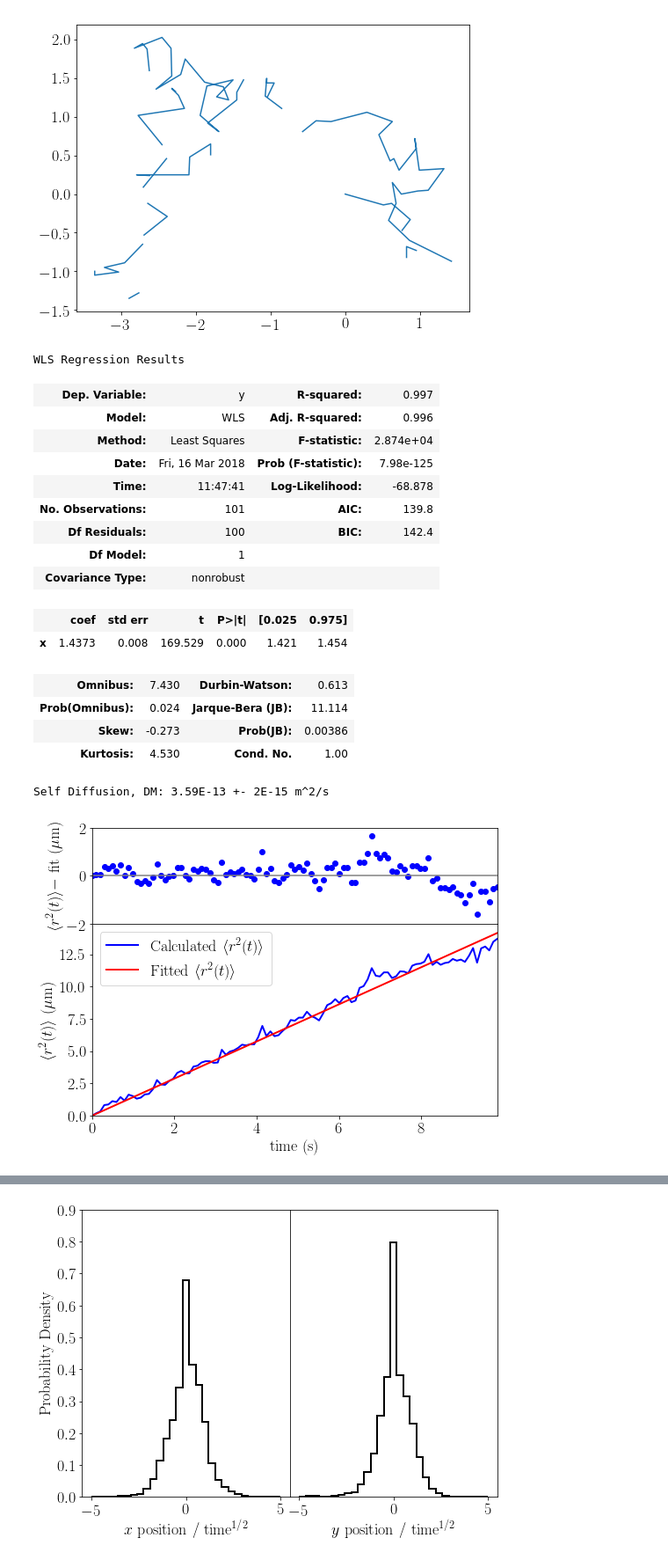
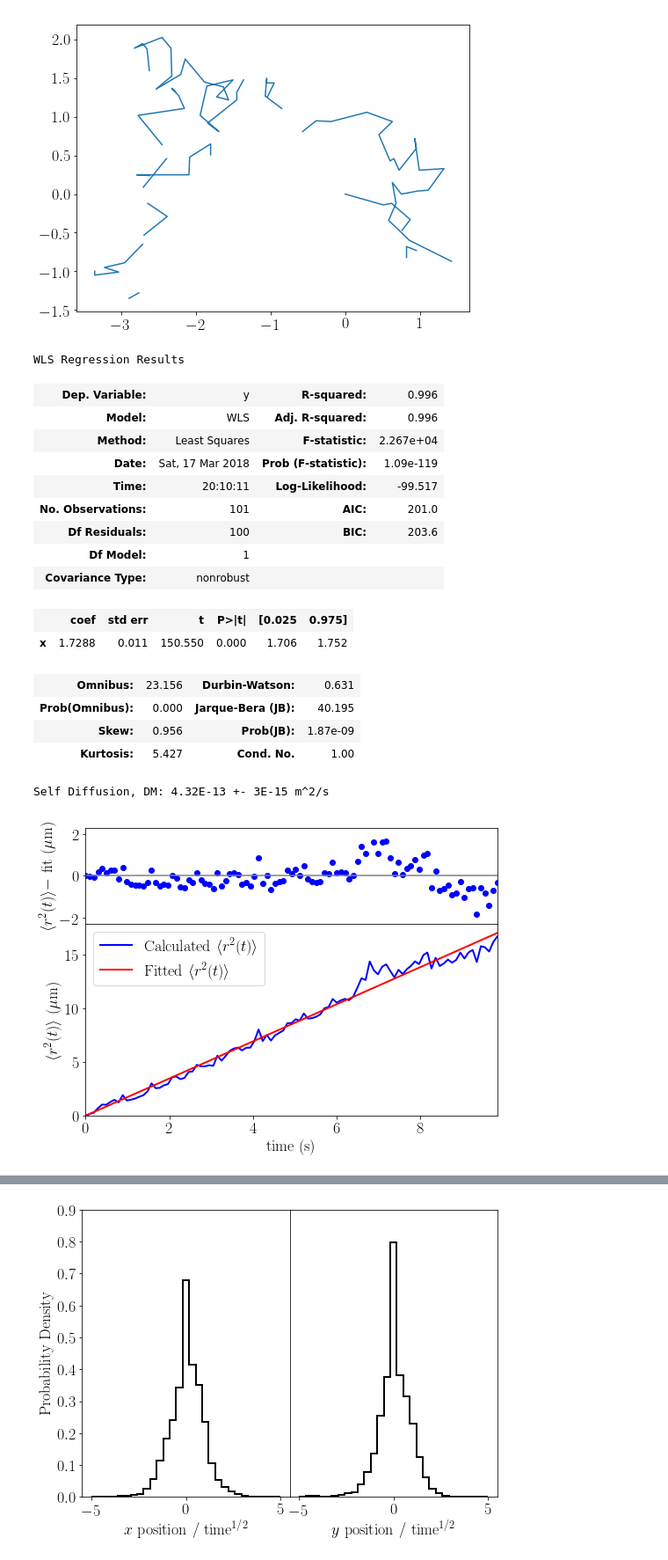
Before and after one commit to ethanpayne42/Brownian, a Jupyter notebook: Analysis Script.ipynb, the cells around one changed output, grey strips where cells are left out. Shown at 88% size. Drawn from its saved outputs; the diff is of its cells as text; code cells hidden in the pictures.

```diff
--- a/Analysis Script.ipynb
+++ b/Analysis Script.ipynb
@@ -48,8 +48,11 @@ plt.plot(path_data_centered[:,xpos],path_data_centered[:,ypos])
 # %%
 max_2 = 100
 max_grad = 4
+cutoff = 1
 
 def dist_array(data):
+
+    index = 0
 
     return_array = []
 
@@ -61,8 +64,13 @@ def dist_array(data):
 
         dist_2_array = x**2+y**2
 
-        if max(dist_2_array) < max_2 and max(np.gradient(np.sqrt(dist_2_array))) < max_grad:
+        xs = x[cutoff:]
+        ys = y[cutoff:]
+
+        if max(dist_2_array) < max_2 and max(np.gradient(np.sqrt(dist_2_array))) < max_grad and len(np.where(abs(xs) == 0.0)[0]) == 0 and len(np.where(ys == 0.0)[0]) == 0:
             return_array.append(dist_2_array)
+
+        index += 1
 
     return return_array
 
@@ -96,49 +104,51 @@ wls_fit = sm.wls('y ~ x -1', data=ws,weights = np.sqrt(number_array)).fit()
 wls_fit.summary()
 # %% [output]
 WLS Regression Results
-| Dep. Variable: | y | R-squared: | 0.997 |
+| Dep. Variable: | y | R-squared: | 0.996 |
 | Model: | WLS | Adj. R-squared: | 0.996 |
-| Method: | Least Squares | F-statistic: | 2.874e+04 |
-| Date: | Fri, 16 Mar 2018 | Prob (F-statistic): | 7.98e-125 |
-| Time: | 11:47:41 | Log-Likelihood: | -68.878 |
-| No. Observations: | 101 | AIC: | 139.8 |
-| Df Residuals: | 100 | BIC: | 142.4 |
+| Method: | Least Squares | F-statistic: | 2.267e+04 |
+| Date: | Sat, 17 Mar 2018 | Prob (F-statistic): | 1.09e-119 |
+| Time: | 20:10:11 | Log-Likelihood: | -99.517 |
+| No. Observations: | 101 | AIC: | 201.0 |
+| Df Residuals: | 100 | BIC: | 203.6 |
 | Df Model: | 1 |  |  |
 | Covariance Type: | nonrobust |  |  |
 |  | coef | std err | t | P>|t| | [0.025 | 0.975] |
-| x | 1.4373 | 0.008 | 169.529 | 0.000 | 1.421 | 1.454 |
+| x | 1.7288 | 0.011 | 150.550 | 0.000 | 1.706 | 1.752 |
-| Omnibus: | 7.430 | Durbin-Watson: | 0.613 |
-| Prob(Omnibus): | 0.024 | Jarque-Bera (JB): | 11.114 |
-| Skew: | -0.273 | Prob(JB): | 0.00386 |
-| Kurtosis: | 4.530 | Cond. No. | 1.00 |
+| Omnibus: | 23.156 | Durbin-Watson: | 0.631 |
+| Prob(Omnibus): | 0.000 | Jarque-Bera (JB): | 40.195 |
+| Skew: | 0.956 | Prob(JB): | 1.87e-09 |
+| Kurtosis: | 5.427 | Cond. No. | 1.00 |
 # %%
 slope = wls_fit.params[0]
 slope_uncer = np.sqrt(wls_fit.cov_params()['x'][0])
 print('Self Diffusion, DM: %.2E +- %.0E m^2/s'%(Decimal(slope/4*(10**(-6))**2),Decimal(slope_uncer/4*(10**(-6))**2)))
 # %% [output]
-Self Diffusion, DM: 3.59E-13 +- 2E-15 m^2/s
+Self Diffusion, DM: 4.32E-13 +- 3E-15 m^2/s
 # %%
 fig = plt.figure(figsize=(8, 6))
 gs = gridspec.GridSpec(2, 1, height_ratios=[1, 2],hspace=0.0)
 ax0 = plt.subplot(gs[0])
 ax0.plot([0,10],[0,0],color='grey')
 ax0.scatter(time_array,expect_r2_array-slope*time_array,color='b')
 ax0.set_xlim([0,100/10.15])
-ax0.set_ylim([-2,2])
+ax0.set_ylim([-2.3,2.3])
 ax0.set_xticklabels([])
 ax0.set_ylabel(r'$\langle r^2(t)\rangle-$ fit $(\mu \text{m})$')
 
 ax1 = plt.subplot(gs[1])
 cal = ax1.plot(time_array,expect_r2_array,color='b',linewidth=2,label=r'Calculated $\langle r^2(t)\rangle$')
 exp = ax1.plot(time_array,slope*time_array,color='r',linewidth=2,label=r'Fitted $\langle r^2(t)\rangle$')
 ax1.set_ylim(0,slope*time_array[-1]*1.05)
 ax1.set_xlim([0,100/10.15])
 
 ax1.legend(loc='best')
 
 ax1.set_ylabel(r'$\langle r^2(t)\rangle$ $(\mu \text{m})$')
 ax1.set_xlabel(r'time (s)')
 
 plt.tight_layout()
+
+plt.savefig('rsquarefit.pdf')
 # %% [output]
-[figure, old version]
+[figure, new version]
```
Also changed, not shown: parts of 22 cells of this notebook.
